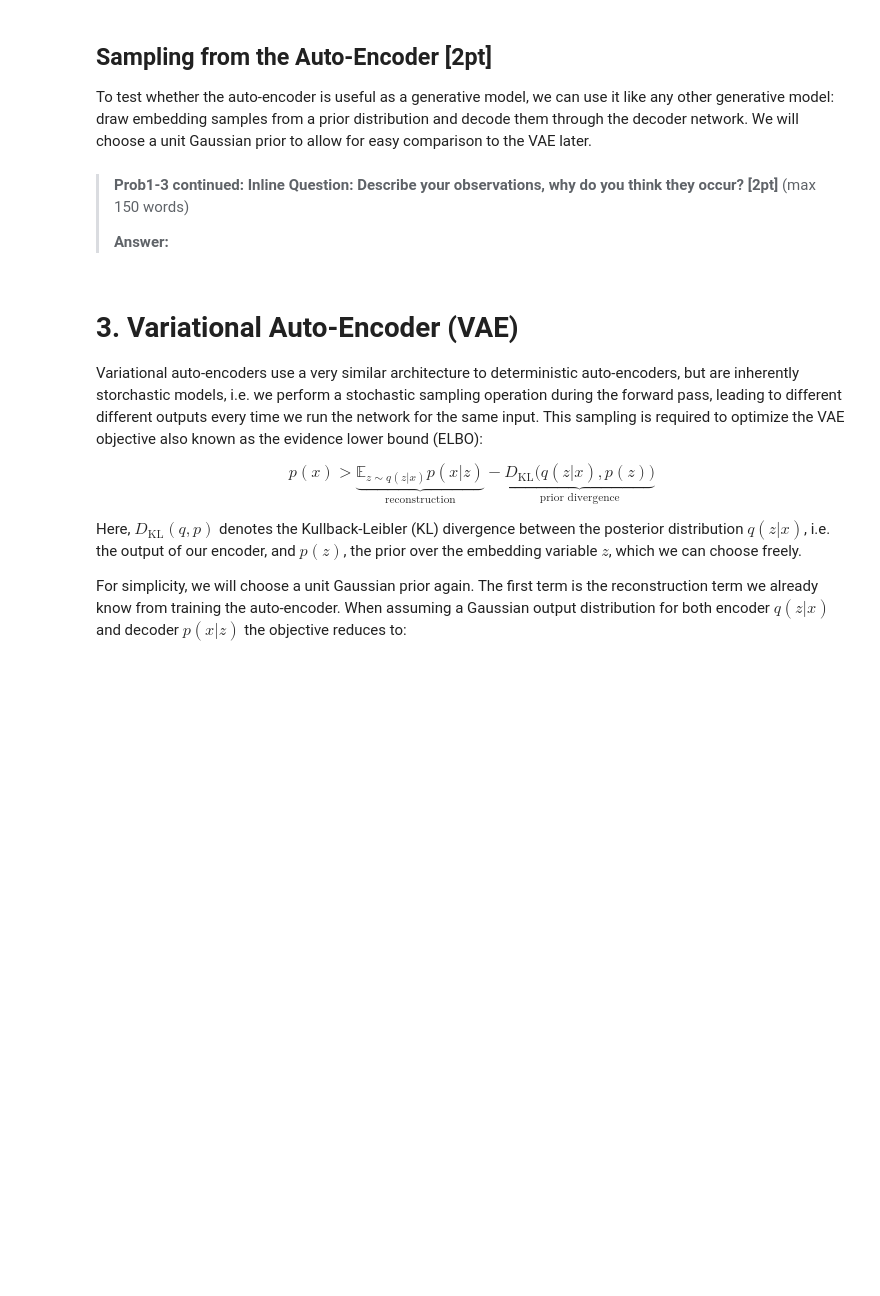
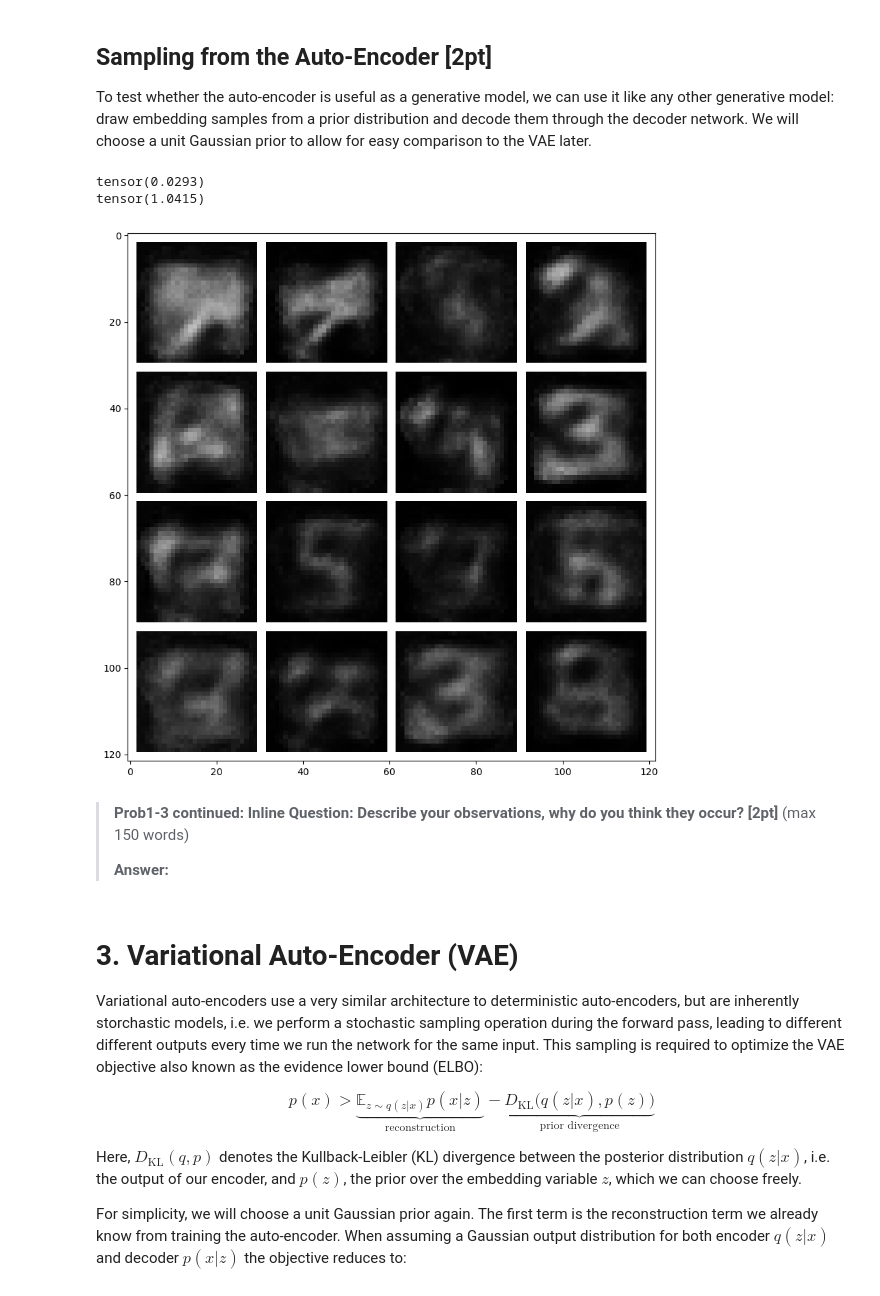
Before and after one commit to mike2d2/gan-cifar-vae-mnist-pytorch-566, a Jupyter notebook: Problem1_VAE_v0.ipynb, the cells around one changed output. Drawn from its saved outputs; the diff is of its cells as text; code cells hidden in the pictures; blank space fills up the shorter version.

```diff
--- a/Problem1_VAE_v0.ipynb
+++ b/Problem1_VAE_v0.ipynb
@@ -103,6 +116,13 @@ class Encoder(nn.Module):
     # HINT: Verify the shapes of intermediate layers by running partial networks   #
     #        (with the next notebook cell) and visualizing the output shapes.      #
     ################################################################################
+    self.net = nn.Sequential(
+            nn.Linear(input_size, 256),
+            nn.ReLU(),
+            nn.Linear(256, 64),
+            nn.ReLU(),
+            nn.Linear(64, nz)
+        )
 
     ################################ END TODO #######################################
 
@@ -123,7 +143,14 @@ class Decoder(nn.Module):
     # - ReLU                                                                       #
     # - 256 -> output_size                                                         #
     ################################################################################
-
+    self.net = nn.Sequential(
+            nn.Linear(nz, 64),
+            nn.ReLU(),
+            nn.Linear(64, 256),
+            nn.ReLU(),
+            nn.Linear(256, output_size),
+            nn.Sigmoid(),
+        )
     ################################ END TODO #######################################
 
   def forward(self, z):
@@ -134,7 +161,7 @@ class Decoder(nn.Module):
 # To test your encoder/decoder, let's encode/decode some sample images
 # first, make a PyTorch DataLoader object to sample data batches
 batch_size = 64
-nworkers = 2        # number of workers used for efficient data loading
+nworkers = 0        # number of workers used for efficient data loading
 
 ####################################################################################
 # Create a PyTorch DataLoader object for efficiently generating training batches.  #
@@ -271,28 +345,59 @@ vis_reconstruction(ae_model, randomize=False) # set randomize to False for debug
 To test whether the auto-encoder is useful as a generative model, we can use it like any other generative model: draw embedding samples from a prior distribution and decode them through the decoder network. We will choose a unit Gaussian prior to allow for easy comparison to the VAE later.
 # %%
 # we will sample N embeddings, then decode and visualize them
+from torchvision.utils import save_image
 def vis_samples(model):
   ####################################### TODO #######################################
   # Prob1-3 Sample embeddings from a diagonal unit Gaussian distribution and decode them     #
   # using the model.                                                                 #
   # HINT: The sampled embeddings should have shape [batch_size, nz]. Diagonal unit   #
   #       Gaussians have mean 0 and a covariance matrix with ones on the diagonal    #
   #       and zeros everywhere else.                                                 #
   # HINT: If you are unsure whether you sampled the correct distribution, you can    #
   #       sample a large batch and compute the empirical mean and variance using the #
   #       .mean() and .var() functions.                                              #
   # HINT: You can directly use model.decoder() to decode the samples.                #
   ####################################################################################
+  # create an instance of the autoencoder model
+
+# load the learned embeddings
+
+  # decoded_samples = []
+
+  # for i in range(20):
+  # generate samples from the decoder using embeddings from a diagonal unit Gaussian
+  with torch.no_grad():
+      # generate samples from a diagonal unit Gaussian distribution
+      noise = torch.from_numpy(np.random.normal(0, 1, (64, 32))).float().to(device)
+
+      print(noise.mean())
+      print(noise.var())
+
+      # combine the learned embeddings with the noise
+      z = noise
+
+      # decode the embeddings to generate the samples
+      samples = model.decoder(z)
+
+      # save the generated samples as a grid of images
+      # save_image(samples.view(64, 1, 28, 28), 'samples.png')
+
+      decoded_samples = samples.view(64, 1, 28, 28)
+
 
   #################################### END TODO ######################################
 
   fig = plt.figure(figsize = (10, 10))
   ax1 = plt.subplot(111)
   ax1.imshow(torchvision.utils.make_grid(decoded_samples[:16], nrow=4, pad_value=1.)\
                 .data.cpu().numpy().transpose(1, 2, 0), cmap='gray')
   plt.show()
 
 vis_samples(ae_model)
+# %% [output]
+tensor(0.0293)
+tensor(1.0415)
+[figure, added]
 # %% [markdown]
 >**Prob1-3 continued: Inline Question: Describe your observations, why do you think they occur? [2pt]**
 >(max 150 words)
```
Also changed, not shown: parts of 19 cells of this notebook, 18 other files.
